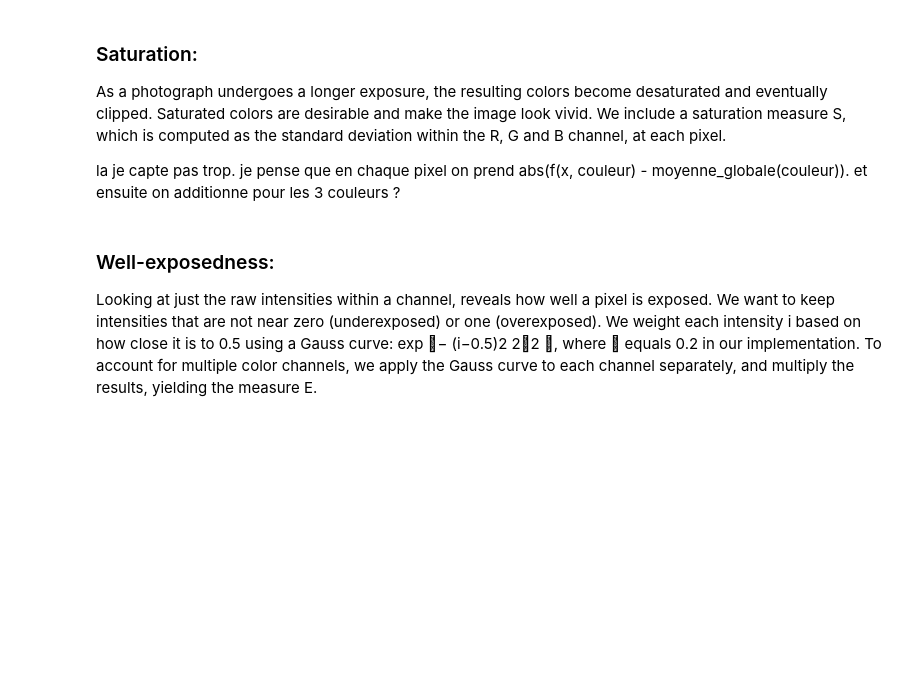
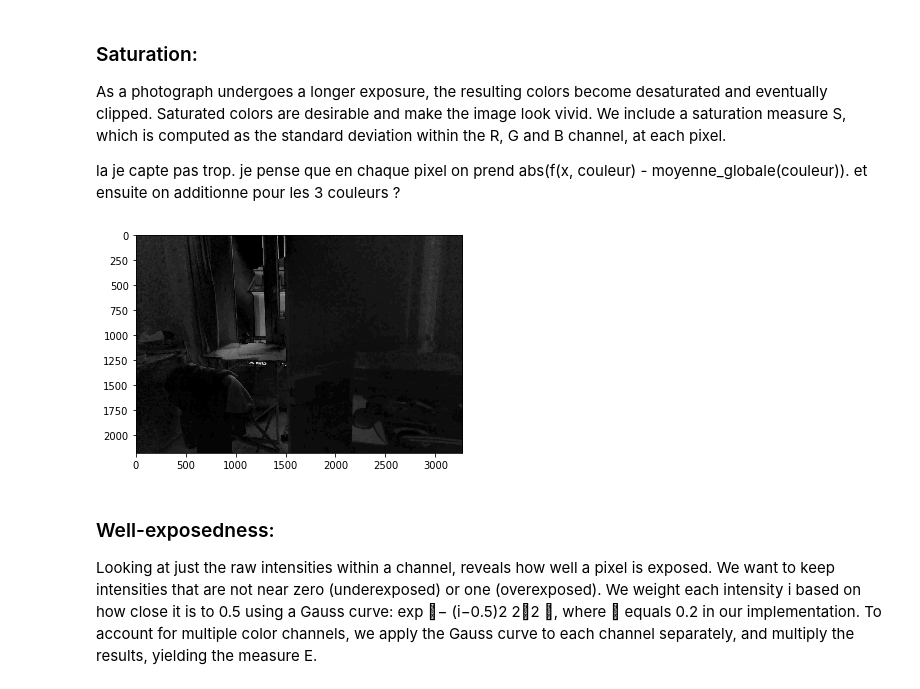
Before and after one commit to raph-m/exposure_fusion, a Jupyter notebook: experiments.ipynb, the cells around one changed output. Saved outputs shown, nothing was run; the diff lists cells and outputs as text; code cells hidden in the pictures; blank space fills up the shorter version.

```diff
--- a/experiments.ipynb
+++ b/experiments.ipynb
@@ -47,7 +59,9 @@ As a photograph undergoes a longer exposure, the resulting colors become desatur
 
 la je capte pas trop. je pense que en chaque pixel on prend abs(f(x, couleur) - moyenne_globale(couleur)). et ensuite on additionne pour les 3 couleurs ?
 # %%
-plt.imshow(normalize(saturation(im)), cmap="gray");
+plt.imshow(normalize(saturation(im, version='new')), cmap="gray");
+# %% [output]
+[figure, added]
 # %% [markdown]
 ### Well-exposedness:
 Looking at just the raw intensities within a channel, reveals how well a pixel is exposed.
```
Also changed, not shown: parts of 14 cells of this notebook, 1 other file.
